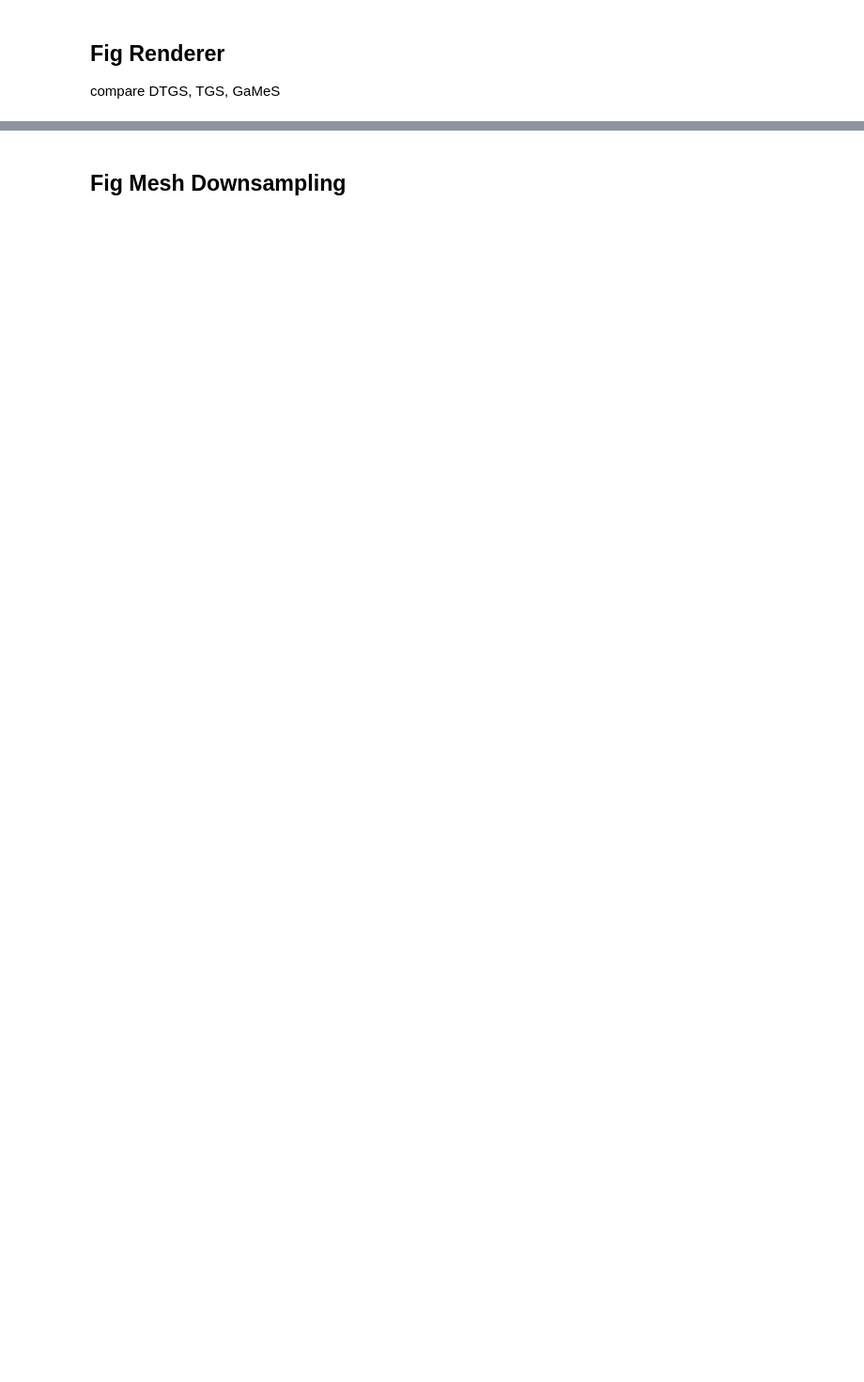
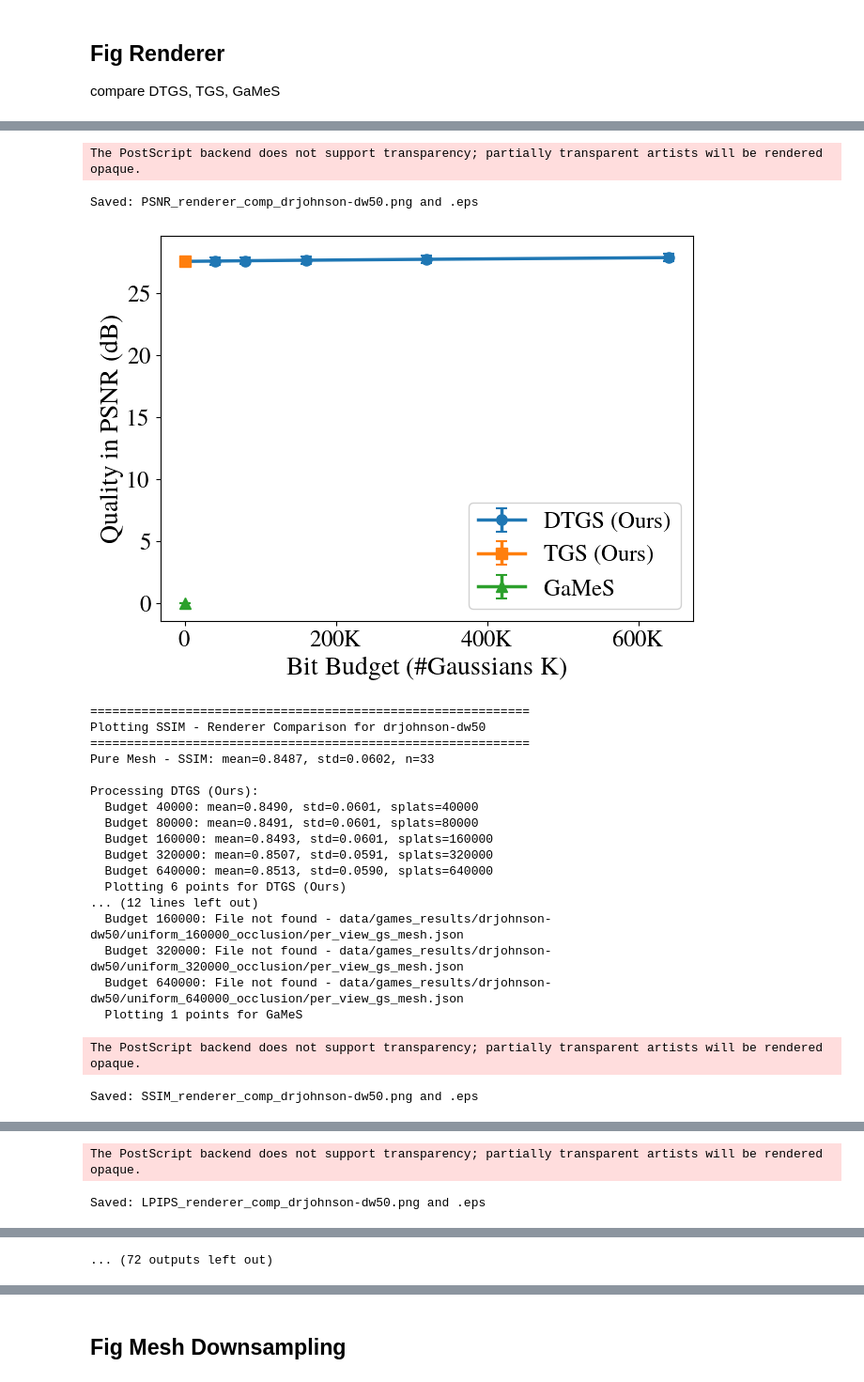
Before and after one commit to SYJINTW/mesh-splat, a Jupyter notebook: plotting.ipynb, the cells around one changed output, grey strips where cells are left out. Shown at 94% size. Drawn from its saved outputs; the diff is of its cells as text; code cells hidden in the pictures; blank space fills up the shorter version.

```diff
--- a/plotting.ipynb
+++ b/plotting.ipynb
@@ -780,8 +1055,8 @@ def plot_renderer_comp():
     renderers = [
         {'name': 'dtgs', 'label': 'DTGS (Ours)', 'marker': 'o', 'color': color_palette[0],
          'is_games': False},
-        # {'name': 'tgs', 'label': 'TGS (Ours)', 'marker': 's', 'color': color_palette[1],
-        #  'is_games': False},  # [TODO] Need TGS data
+        {'name': 'tgs', 'label': 'TGS (Ours)', 'marker': 's', 'color': color_palette[1],
+         'is_games': False},  # [TODO] Need TGS data
         {'name': 'games', 'label': 'GaMeS', 'marker': '^', 'color': color_palette[2],
          'is_games': True},
     ]
@@ -833,11 +1108,15 @@ def plot_renderer_comp():
             ys = []
             errs = []
 
-            # Add pure mesh point at budget=0
-            if mesh_mean is not None and not is_games:
+            # [NOTE] Our x=0 is mesh background, whereas GaMeS is blank
+            if mesh_mean is not None:
                 xs.append(0)
-                ys.append(mesh_mean)
-                errs.append(mesh_stderr)
+                if is_games: #GaMeS results do not include pure mesh point
+                    ys.append( 1 if metric_key=='LPIPS' else 0 )
+                    errs.append(0)
+                else: #our DTGS/TGS results include pure mesh point
+                    ys.append(mesh_mean)
+                    errs.append(mesh_stderr)
 
             print(f"\nProcessing {renderer['label']}:")
 
@@ -850,7 +1129,10 @@ def plot_renderer_comp():
                     # DTGS/TGS results are in main data folder
                     scene_dir = input_dir / SCENE_NAME
 
-                policy_file = scene_dir / f'{POLICY}_{budget}_occlusion' / 'per_view_gs_mesh.json'
+                if renderer_name == 'dtgs' or renderer_name == 'games':
+                    policy_file = scene_dir / f'{POLICY}_{budget}_occlusion' / 'per_view_gs_mesh.json'
+                elif renderer_name == 'tgs':
+                    policy_file = scene_dir / f'{POLICY}_{budget}_no_occlusion' / 'per_view_gs_mesh.json'
 
                 if policy_file.exists():
                     with open(policy_file, 'r') as f:
@@ -913,3 +1195,4 @@ def plot_renderer_comp():
 for name in SCENE_NAME_LIST:
     SCENE_NAME = name
     plot_renderer_comp()
+# %% [output]
@@ -915,0 +1216,22 @@ for name in SCENE_NAME_LIST:
+The PostScript backend does not support transparency; partially transparent artists will be rendered opaque.
+Saved: PSNR_renderer_comp_drjohnson-dw50.png and .eps
+[figure, added]
+============================================================
+Plotting SSIM - Renderer Comparison for drjohnson-dw50
+============================================================
+Pure Mesh - SSIM: mean=0.8487, std=0.0602, n=33
+
+Processing DTGS (Ours):
+  Budget 40000: mean=0.8490, std=0.0601, splats=40000
+  Budget 80000: mean=0.8491, std=0.0601, splats=80000
+  Budget 160000: mean=0.8493, std=0.0601, splats=160000
+  Budget 320000: mean=0.8507, std=0.0591, splats=320000
+  Budget 640000: mean=0.8513, std=0.0590, splats=640000
+  Plotting 6 points for DTGS (Ours)
+... (12 lines left out)
+  Budget 160000: File not found - data/games_results/drjohnson-dw50/uniform_160000_occlusion/per_view_gs_mesh.json
+  Budget 320000: File not found - data/games_results/drjohnson-dw50/uniform_320000_occlusion/per_view_gs_mesh.json
+  Budget 640000: File not found - data/games_results/drjohnson-dw50/uniform_640000_occlusion/per_view_gs_mesh.json
+  Plotting 1 points for GaMeS
+The PostScript backend does not support transparency; partially transparent artists will be rendered opaque.
+Saved: SSIM_renderer_comp_drjohnson-dw50.png and .eps
@@ -915,0 +1256,2 @@ for name in SCENE_NAME_LIST:
+The PostScript backend does not support transparency; partially transparent artists will be rendered opaque.
+Saved: LPIPS_renderer_comp_drjohnson-dw50.png and .eps
@@ -916,3 +1259,4 @@ for name in SCENE_NAME_LIST:
+... (72 outputs left out)
 # %%
 def plot_renderer_comp_average():
     """
```
Also changed, not shown: parts of 8 cells of this notebook, 1 other file.
